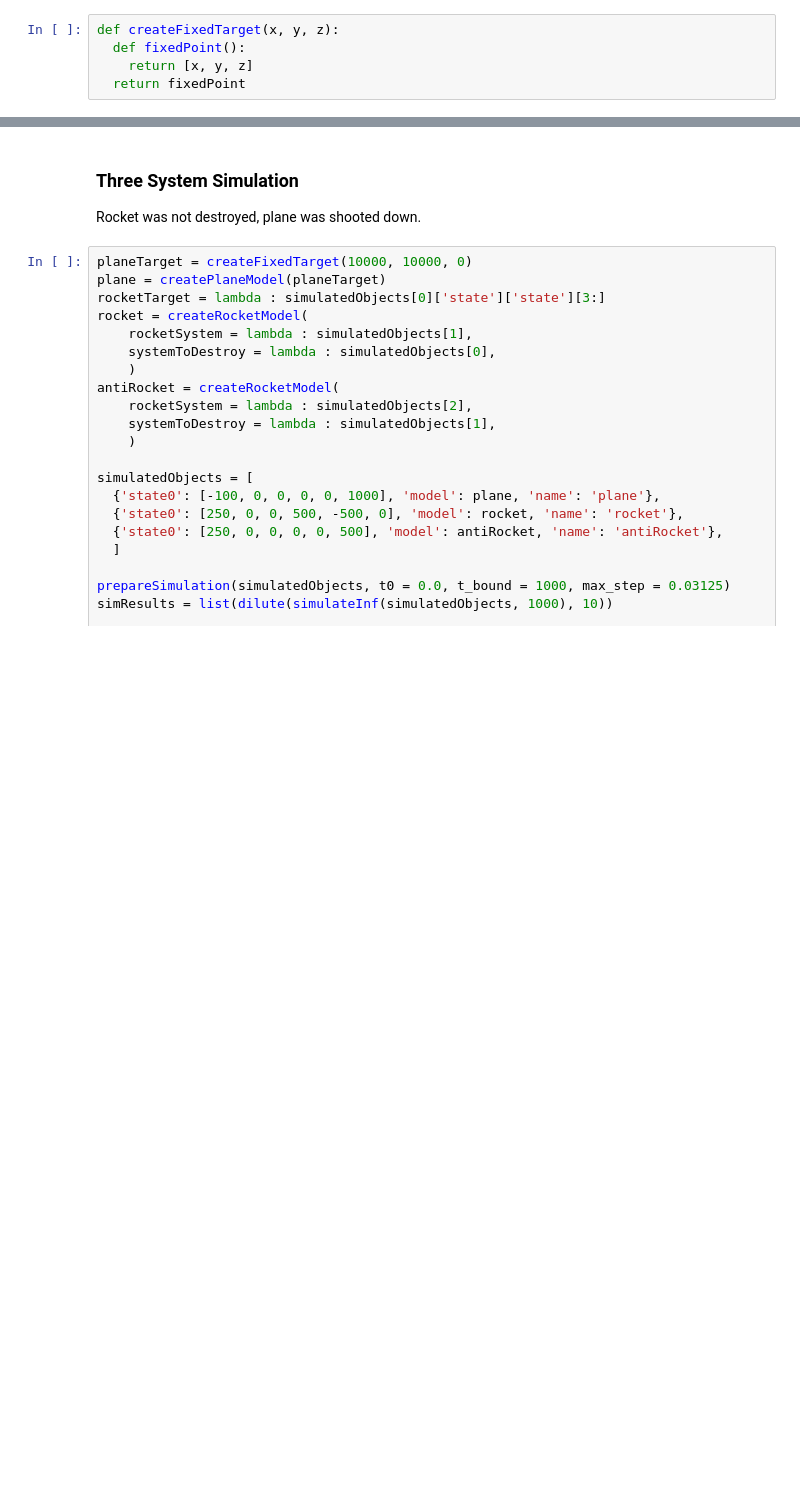
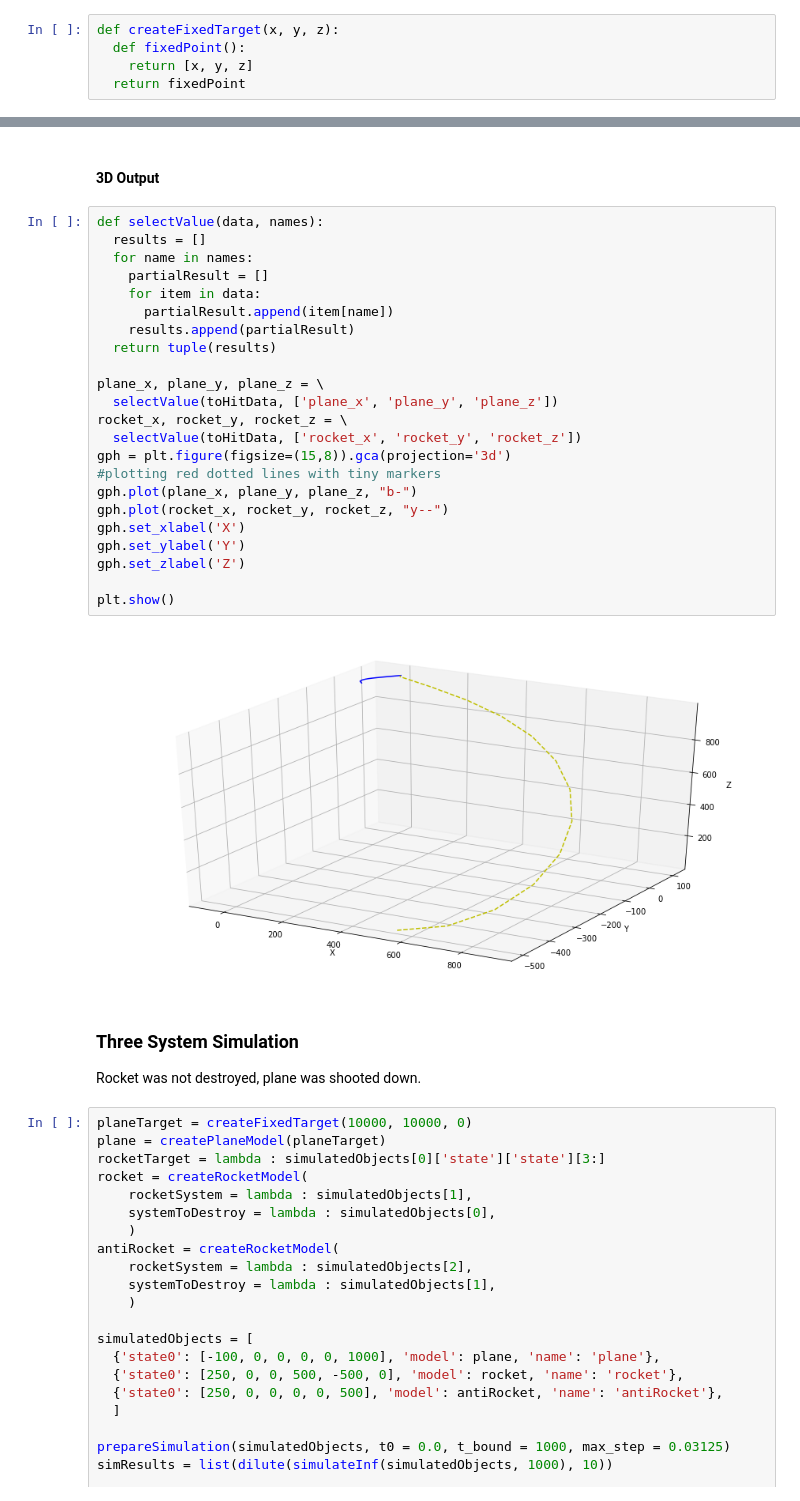
Before and after one commit to hrbolek/learning, a Jupyter notebook: operanalyst/simulation.ipynb, the cells around one changed output, grey strips where cells are left out. Cells and saved outputs as stored; diff of their text form; blank space fills up the shorter version.

```diff
--- a/operanalyst/simulation.ipynb
+++ b/operanalyst/simulation.ipynb
@@ -455,3 +460,30 @@ plt.grid(which='both')
+# %% [markdown]
+#### 3D Output
+# %%
+def selectValue(data, names):
+  results = []
+  for name in names:
+    partialResult = []
+    for item in data:
+      partialResult.append(item[name])
+    results.append(partialResult)
+  return tuple(results)
+
+plane_x, plane_y, plane_z = \
+  selectValue(toHitData, ['plane_x', 'plane_y', 'plane_z'])
+rocket_x, rocket_y, rocket_z = \
+  selectValue(toHitData, ['rocket_x', 'rocket_y', 'rocket_z'])
+gph = plt.figure(figsize=(15,8)).gca(projection='3d')
+#plotting red dotted lines with tiny markers
+gph.plot(plane_x, plane_y, plane_z, "b-")
+gph.plot(rocket_x, rocket_y, rocket_z, "y--")
+gph.set_xlabel('X')
+gph.set_ylabel('Y')
+gph.set_zlabel('Z')
+
+plt.show()
+# %% [output]
+[figure, added]
 # %% [markdown]
 ### Three System Simulation
 
```
Also changed, not shown: parts of 7 cells of this notebook.
